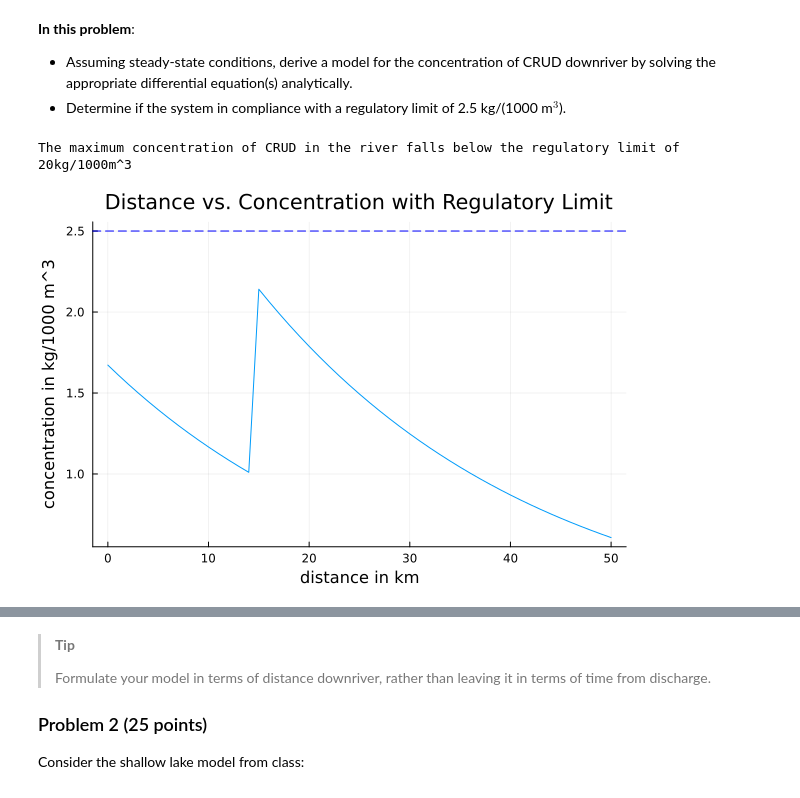
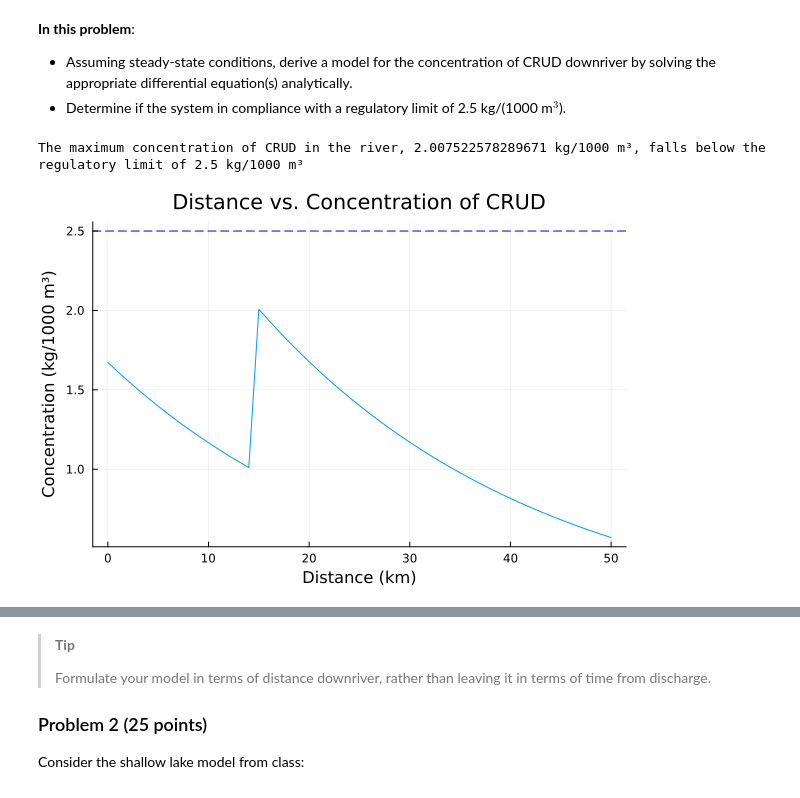
Before and after one commit to Trent-Donaldson/hw2-trent-ali, a Jupyter notebook: hw02.ipynb, the cells around one changed output, grey strips where cells are left out. Cells and saved outputs as stored; diff of their text form; code cells hidden in the pictures.

```diff
--- a/hw02.ipynb
+++ b/hw02.ipynb
@@ -79,29 +79,59 @@ alt="Schematic of the river system in Problem 1" />
 -   Determine if the system in compliance with a regulatory limit of 2.5
     kg/(1000 m$^3$).
 # %%
+using Plots
+
+
 function conc_CRUD(d)
-    if d<15
-        c=1.6724*exp(-0.36*(d/10)) #concentration for distances less than 15km
+    v = 10  # velocity km/day
+    k = 0.36  # decay constant d^(-1)
+
+    # River + first discharge
+    Q_river = 250000  # river flow rate ( m³/day)
+    C_river = 0.5  # conc of river inflow (kg/1000m³)
+
+    Q1 = 40000  # first input rate (m³/day)
+    C1 = 9  # conc of first discharge (kg/1000m³)
+
+    # Second discharge
+    Q2 = 60_000  # second discharge rate in m³/day
+    C2 = 7  # conc of second discharge in kg/1000m³
+    if d < 15
+        # Conc for distances before the second discharge
+        c = ((Q_river * C_river) + (Q1 * C1)) / (Q_river + Q1) * exp(-k * (d / v))
     else
-        c=(250*1.6724*exp(-0.36*(d/10))+420*exp(-0.36*((d-15)/10)))/310 #concentration more than 15km
+        # Conc at 15 km (right before second discharge)
+        c15 = ((Q_river * C_river) + (Q1 * C1)) / (Q_river + Q1) * exp(-k * (15 / v))
+        # Conc for distances after second discharge
+        c = ((((Q_river + Q1) * c15) + (Q2 * C2)) / (Q_river + Q1 + Q2)) * exp(-k * ((d - 15) / v))
     end
+
+
     return c
 end
 
-distances=0:1:50
-concentrations=[conc_CRUD(d) for d in distances]
-if maximum(concentrations)<2.5
-    print("The maximum concentration of CRUD in the river falls below the regulatory limit of 20kg/1000m^3")
+
+# Define distances and calculate concentrations
+distances = 0:1:50
+concentrations = [conc_CRUD(d) for d in distances]
+
+
+# Check if the maximum concentration falls below the regulatory limit
+reg_limit = 2.5  # kg/1000 m³
+max_c=maximum(concentrations)
+if max_c < reg_limit
+    println("The maximum concentration of CRUD in the river, $max_c kg/1000 m³, falls below the regulatory limit of $reg_limit kg/1000 m³")
 else
-    print("The maximum concentration of CRUD in the river is above the regulatory limit of 20kg/1000m^3, see graph for more details")
+    println("The maximum concentration of CRUD in the river, $max_c kg/1000 m³,  is above the regulatory limit of $reg_limit kg/1000 m³, see graph for more details")
 end
 
 
-plot(distances, concentrations, xlabel="distance in km", ylabel="concentration in kg/1000 m^3", title = "Distance vs. Concentration with Regulatory Limit", legend=false)
-     hline!([2.5], linestyle= :dash, color=:blue, label = "Regulatory Limit of CRUD (20kg/1000m^3)")
+# Plot the concentration along the river with the regulatory limit
+plot(distances, concentrations, xlabel="Distance (km)", ylabel="Concentration (kg/1000 m³)", title="Distance vs. Concentration of CRUD", legend=false)
+hline!([reg_limit], linestyle=:dash, color=:blue, label="Regulatory Limit ($reg_limit kg/1000 m³)")
 # %% [output]
-The maximum concentration of CRUD in the river falls below the regulatory limit of 20kg/1000m^3
+The maximum concentration of CRUD in the river, 2.007522578289671 kg/1000 m³, falls below the regulatory limit of 2.5 kg/1000 m³
-[figure, old version]
+[figure, new version]
 # %% [markdown]
 ____________________explanation____________________________
 
```
Also changed, not shown: parts of 1 cell of this notebook.
